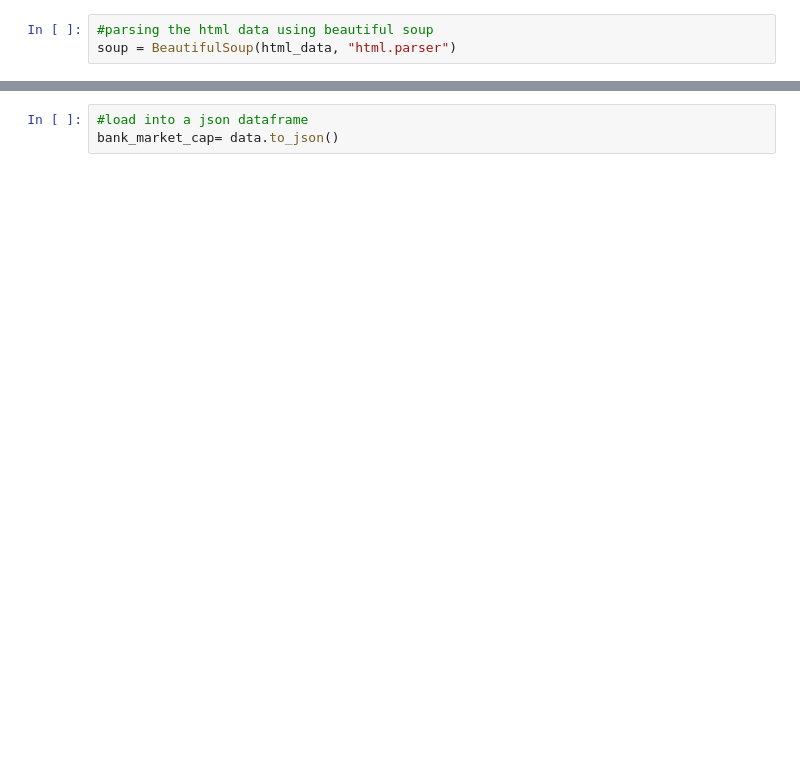
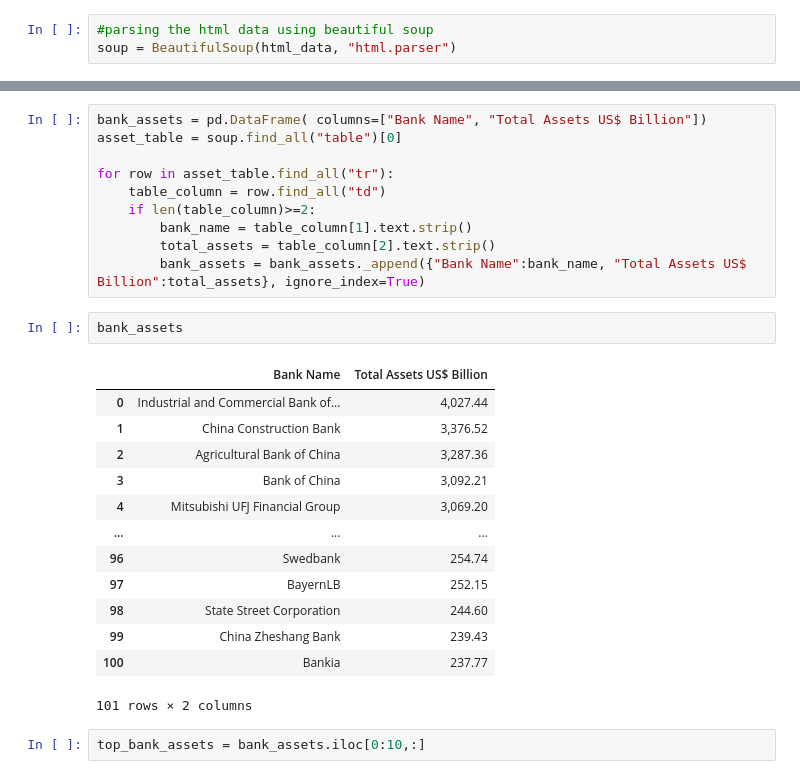
Before and after one commit to katrina-maestro/BanKWebscraping, a Jupyter notebook: Bank Webscraping.ipynb, the cells around one changed output, grey strips where cells are left out. Drawn from its saved outputs; the diff is of its cells as text; blank space fills up the shorter version.

```diff
--- a/Bank Webscraping.ipynb
+++ b/Bank Webscraping.ipynb
@@ -71,4 +47,29 @@ data
 70 rows × 2 columns
-# %%
-#load into a json dataframe
-bank_market_cap= data.to_json()
+# %%
+bank_assets = pd.DataFrame( columns=["Bank Name", "Total Assets US$ Billion"])
+asset_table = soup.find_all("table")[0]
+
+for row in asset_table.find_all("tr"):
+    table_column = row.find_all("td")
+    if len(table_column)>=2:
+        bank_name = table_column[1].text.strip()
+        total_assets = table_column[2].text.strip()
+        bank_assets = bank_assets._append({"Bank Name":bank_name, "Total Assets US$ Billion":total_assets}, ignore_index=True)
+# %%
+bank_assets
+# %% [output]
+|  | Bank Name | Total Assets US$ Billion |
+| 0 | Industrial and Commercial Bank of... | 4,027.44 |
+| 1 | China Construction Bank | 3,376.52 |
+| 2 | Agricultural Bank of China | 3,287.36 |
+| 3 | Bank of China | 3,092.21 |
+| 4 | Mitsubishi UFJ Financial Group | 3,069.20 |
+| ... | ... | ... |
+| 96 | Swedbank | 254.74 |
+| 97 | BayernLB | 252.15 |
+| 98 | State Street Corporation | 244.60 |
+| 99 | China Zheshang Bank | 239.43 |
+| 100 | Bankia | 237.77 |
+101 rows × 2 columns
+# %%
+top_bank_assets = bank_assets.iloc[0:10,:]
```
Also changed, not shown: parts of 11 cells of this notebook.
